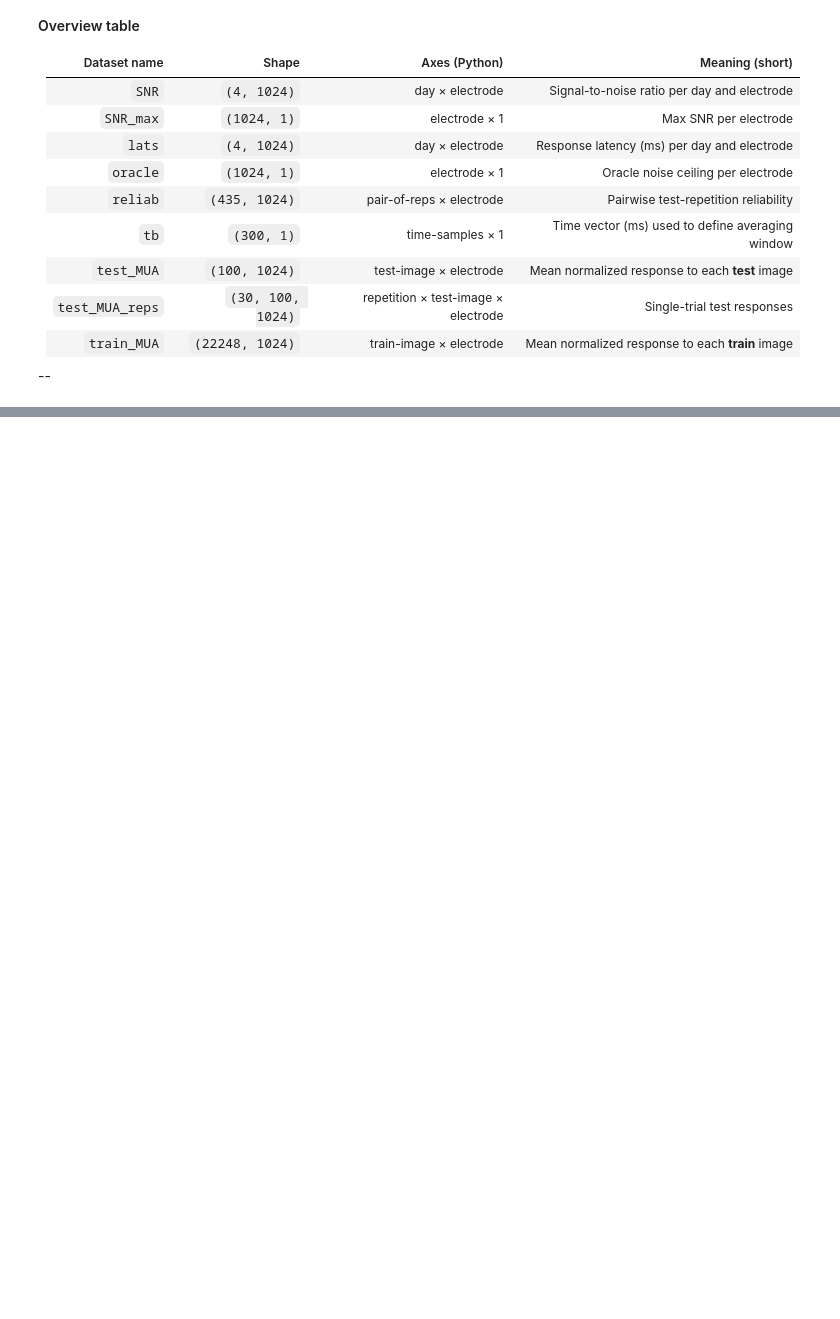
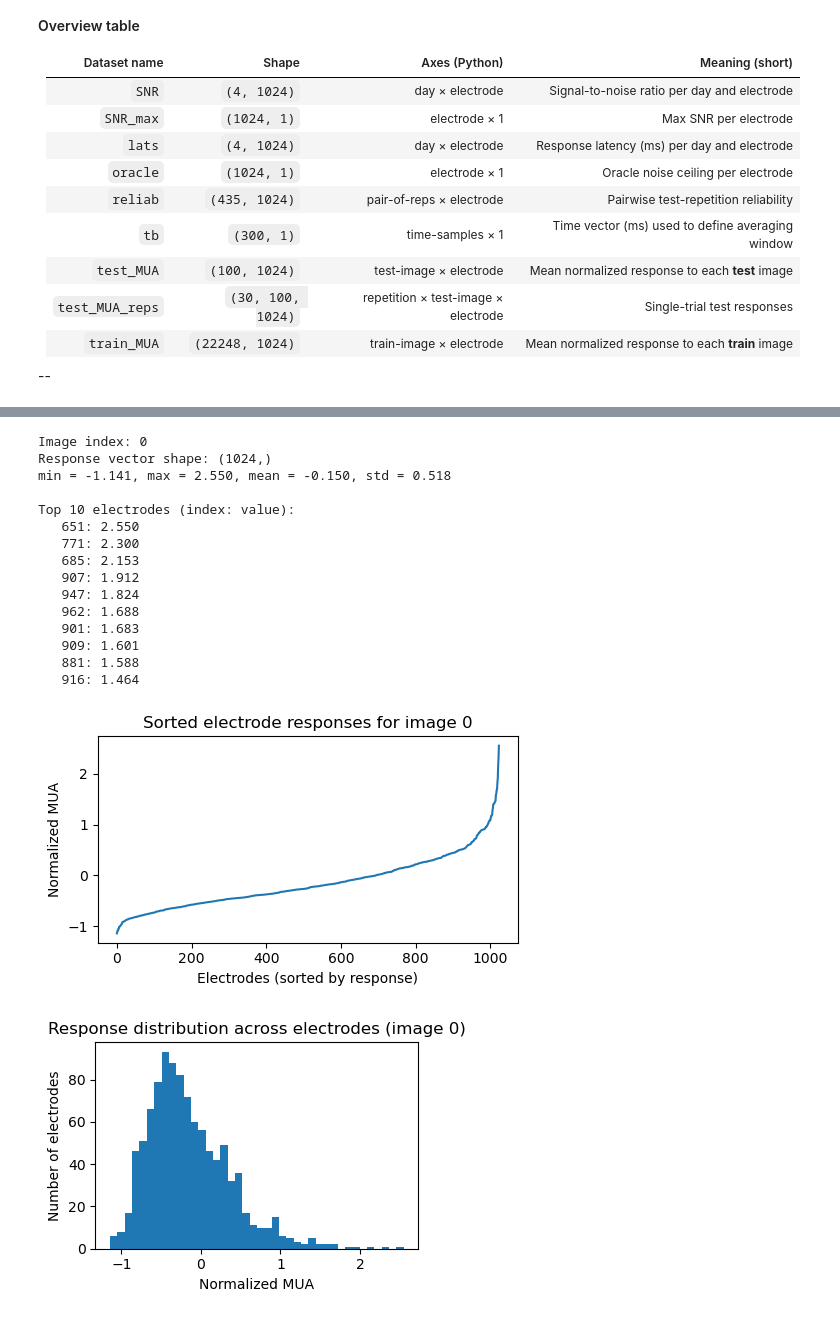
Before and after one commit to rvodila/SlavsForSight, a Jupyter notebook: code/exploration/data_inspect.ipynb, the cells around one changed output, grey strips where cells are left out. Drawn from its saved outputs; the diff is of its cells as text; code cells hidden in the pictures; blank space fills up the shorter version.

```diff
--- a/code/exploration/data_inspect.ipynb
+++ b/code/exploration/data_inspect.ipynb
@@ -15,8 +6,10 @@ h5py: 3.11.0
 # %%
-mat_path = r"E:\Masters Thesis\Data\TVSD\MonkeyF\THINGS_normMUA.mat"
+import os
+
+mat_path = r"E:\radboud\Masters Thesis\source data\neural data\TVSD\MonkeyN\THINGS_normMUA.mat"
+
+print(os.path.exists(mat_path))  # should print True
 
 with h5py.File(mat_path, "r") as f:
-    print("Top-level keys in file:")
-    for k in f.keys():
-        print("  ", k)
+    print("Top-level keys in file:", list(f.keys()))
 # %% [output]
@@ -106,0 +129,62 @@ each column to **electrodes** (1024 total). :contentReference[oaicite:0]{index=0
+# %%
+## Vis
+import numpy as np
+import matplotlib.pyplot as plt
+# V1: 25–125 ms
+# V4: 50–150 ms
+# IT: 75–175 ms
+# --- pick a training image index ---
+# valid range: 0 .. train_MUA.shape[0] - 1  (22248 images)
+train_idx = 0   # change this to inspect other images
+
+resp = train_MUA[train_idx, :]   # shape: (1024,) – one value per electrode
+
+print(f"Image index: {train_idx}")
+print(f"Response vector shape: {resp.shape}")
+print(f"min = {resp.min():.3f}, max = {resp.max():.3f}, mean = {resp.mean():.3f}, std = {resp.std():.3f}")
+
+# electrodes with strongest responses for this image
+top_k = 10
+top_elec = np.argsort(resp)[-top_k:][::-1]
+print(f"\nTop {top_k} electrodes (index: value):")
+for e in top_elec:
+    print(f"  {int(e):4d}: {resp[e]:.3f}")
+
+
+# --- plot 2: sorted responses (to see distribution more clearly) ---
+sorted_resp = np.sort(resp)
+
+plt.figure(figsize=(5, 3))
+plt.plot(sorted_resp)
+plt.xlabel("Electrodes (sorted by response)")
+plt.ylabel("Normalized MUA")
+plt.title(f"Sorted electrode responses for image {train_idx}")
+plt.tight_layout()
+plt.show()
+
+# --- plot 3: histogram of electrode responses ---
+plt.figure(figsize=(4, 3))
+plt.hist(resp, bins=40)
+plt.xlabel("Normalized MUA")
+plt.ylabel("Number of electrodes")
+plt.title(f"Response distribution across electrodes (image {train_idx})")
+plt.tight_layout()
+plt.show()
+# %% [output]
+Image index: 0
+Response vector shape: (1024,)
+min = -1.141, max = 2.550, mean = -0.150, std = 0.518
+
+Top 10 electrodes (index: value):
+   651: 2.550
+   771: 2.300
+   685: 2.153
+   907: 1.912
+   947: 1.824
+   962: 1.688
+   901: 1.683
+   909: 1.601
+   881: 1.588
+   916: 1.464
+[figure, added]
+[figure, added]
```
Also changed, not shown: parts of 11 cells of this notebook, 38 other files.
